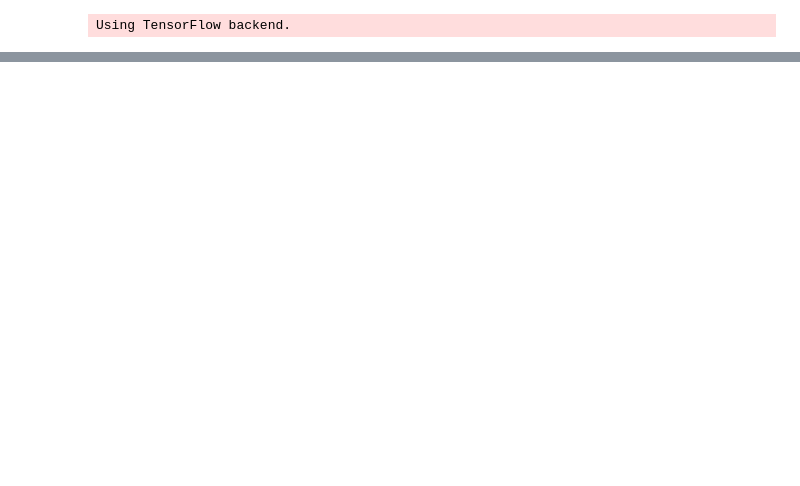
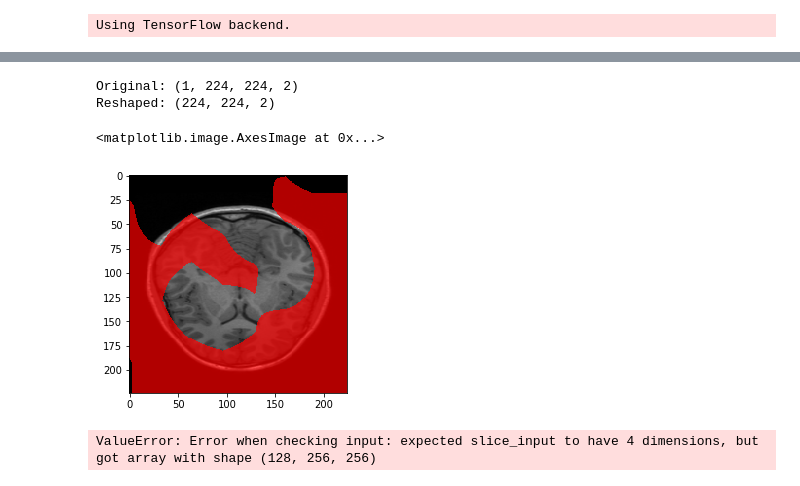
Before and after one commit to neuronets/nobrainer, a Jupyter notebook: using_pretrained_models/vgg16.ipynb, the cells around one changed output, grey strips where cells are left out. Cells and saved outputs as stored; diff of their text form; code cells hidden in the pictures; blank space fills up the shorter version.

```diff
--- a/using_pretrained_models/vgg16.ipynb
+++ b/using_pretrained_models/vgg16.ipynb
@@ -21,4 +20,22 @@ X_train = HDF5Matrix(data_path, '/anatomical/axial', start=start, end=end)
-# %%
-def process_slice(slice_):
-    import scipy
-    slice_ = scipy.misc.imresize(slice_, size=(299, 299))
+# %%
+data_path = '/data/metasearch-anatomical-brainmask-slices.h5'
+start = 0
+end = 128
+
+def process_slice(slice_):
+    # Resize.
+    import scipy
+    slice_ = scipy.misc.imresize(slice_, size=(224, 224))
+
+    # Copy values to replicate 3 color channels.
+    slice_.resize((*slice_.shape, 1))
+    slice_ = np.tile(slice_, 3)  # Do not transpose, so color channels are last.
+    return np.expand_dims(slice_, axis=0)
+
+hdf_kwargs = {'start': start,
+              'end': end,
+              'normalizer': process_slice,
+             }
+
+X_train = HDF5Matrix(data_path, '/anatomical/axial', **hdf_kwargs)
+y_train = HDF5Matrix(data_path, '/brainmask/axial', **hdf_kwargs)
@@ -24,0 +188,27 @@ def process_slice(slice_):
+# %%
+model.compile(optimizer='adadelta', loss='binary_crossentropy',
+              metrics=['binary_crossentropy'])
+# %%
+predict_slice = 50
+
+out = model.predict(X_train[predict_slice])
+print("Original:", out.shape)
+out = out.squeeze()
+print("Reshaped:", out.shape)
+
+fig, ax = plt.subplots(1, 1)
+
+img_labels = np.argmax(out, axis=2)
+
+ax.imshow(X_train[predict_slice].squeeze()[:, :, 1].T, cmap='gray')
+ax.imshow(np.ma.masked_where(img_labels<.5, img_labels), alpha=.7,
+          cmap='autumn', interpolation='none')
+# %% [output]
+Original: (1, 224, 224, 2)
+Reshaped: (224, 224, 2)
+<matplotlib.image.AxesImage at 0x...>
+[figure, added]
+# %%
+model.train_on_batch(X_train, y_train)
+# %% [output]
+ValueError: Error when checking input: expected slice_input to have 4 dimensions, but got array with shape (128, 256, 256)
```
Also changed, not shown: parts of 15 cells of this notebook.
